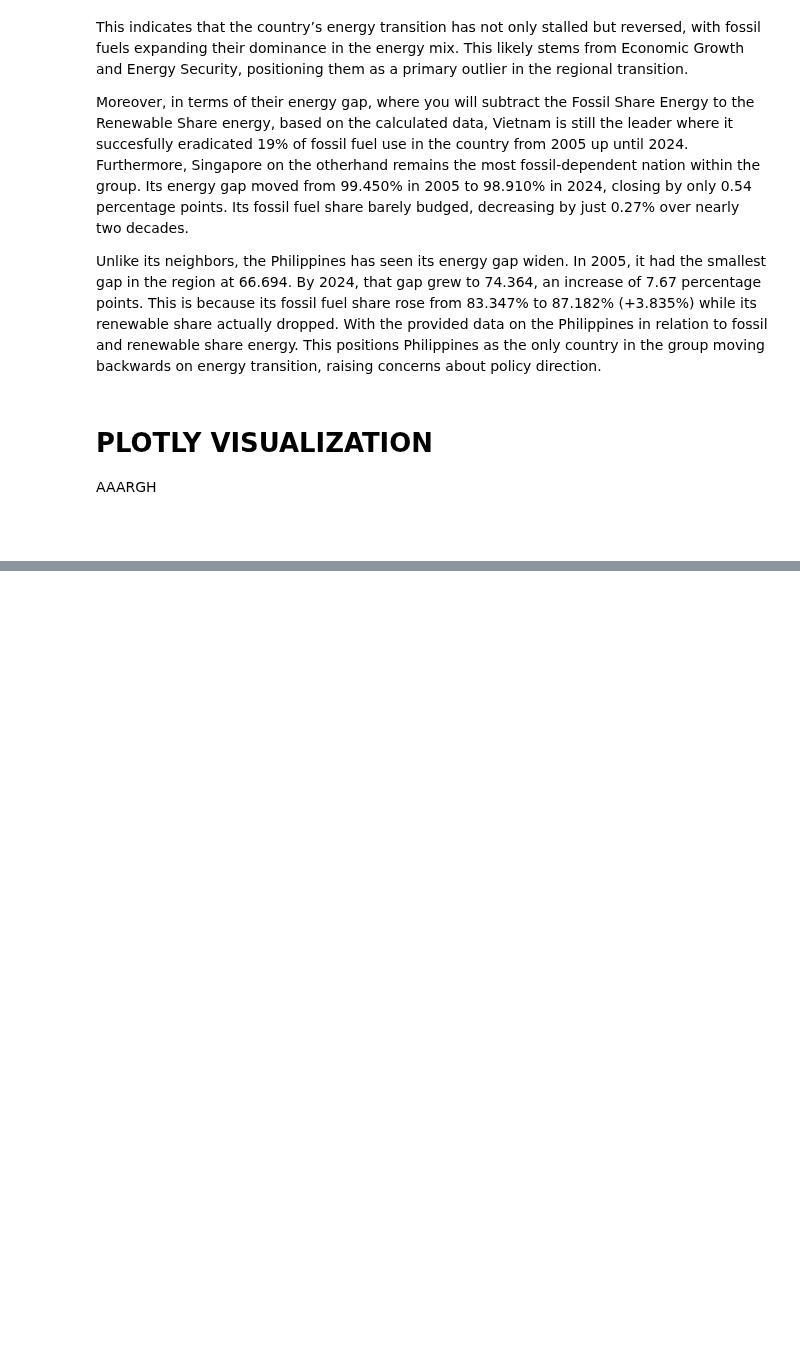
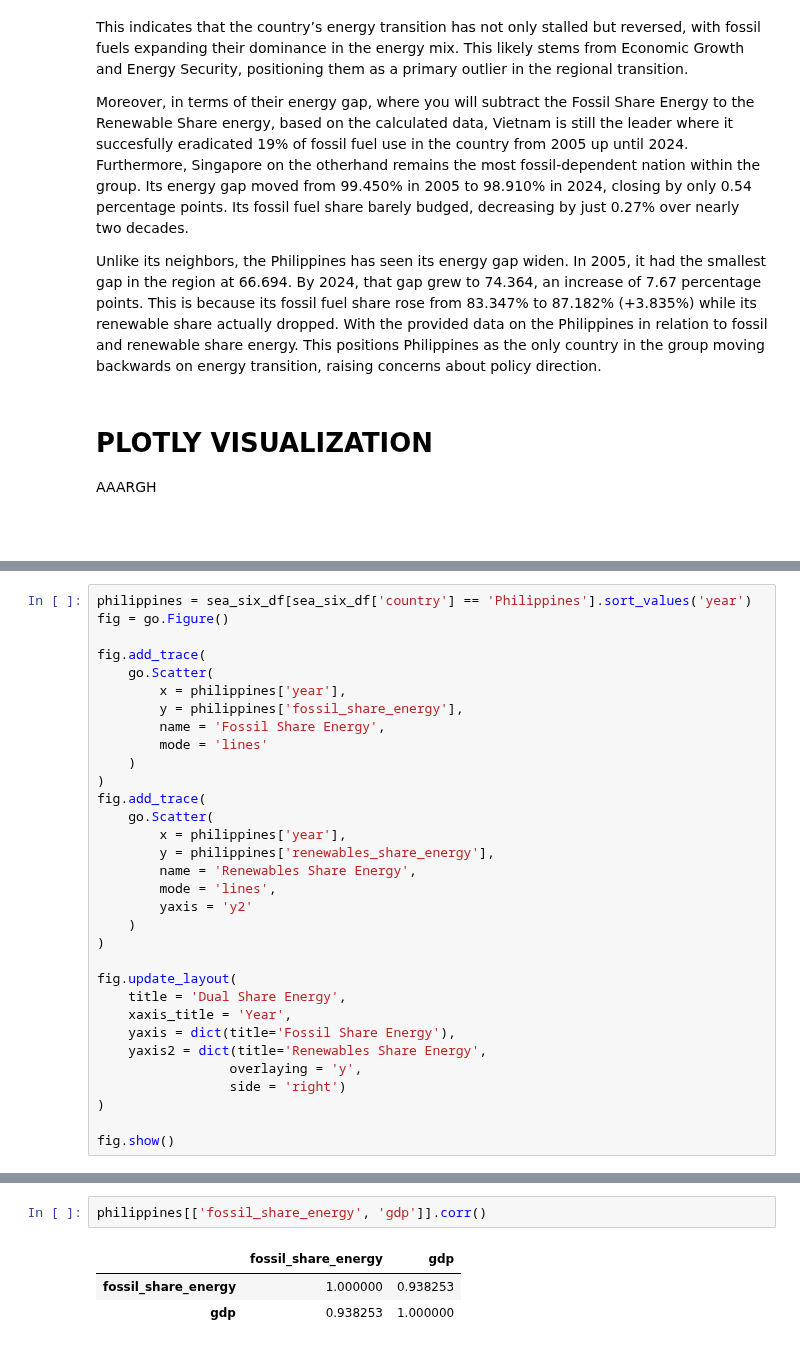
Before and after one commit to christianabusca/energy-climate-analysis, a Jupyter notebook: energy-project.ipynb, the cells around one changed output, grey strips where cells are left out. Drawn from its saved outputs; the diff is of its cells as text; blank space fills up the shorter version.

```diff
--- a/energy-project.ipynb
+++ b/energy-project.ipynb
@@ -882,0 +967,32 @@ The default value of observed=False is deprecated and will change to observed=Tr
+# %%
+philippines = sea_six_df[sea_six_df['country'] == 'Philippines'].sort_values('year')
+fig = go.Figure()
+
+fig.add_trace(
+    go.Scatter(
+        x = philippines['year'],
+        y = philippines['fossil_share_energy'],
+        name = 'Fossil Share Energy',
+        mode = 'lines'
+    )
+)
+fig.add_trace(
+    go.Scatter(
+        x = philippines['year'],
+        y = philippines['renewables_share_energy'],
+        name = 'Renewables Share Energy',
+        mode = 'lines',
+        yaxis = 'y2'
+    )
+)
+
+fig.update_layout(
+    title = 'Dual Share Energy',
+    xaxis_title = 'Year',
+    yaxis = dict(title='Fossil Share Energy'),
+    yaxis2 = dict(title='Renewables Share Energy',
+                 overlaying = 'y',
+                 side = 'right')
+)
+
+fig.show()
@@ -882,0 +1374,6 @@ The default value of observed=False is deprecated and will change to observed=Tr
+# %%
+philippines[['fossil_share_energy', 'gdp']].corr()
+# %% [output]
+|  | fossil_share_energy | gdp |
+| fossil_share_energy | 1.000000 | 0.938253 |
+| gdp | 0.938253 | 1.000000 |
```
Also changed, not shown: parts of 18 cells of this notebook.
